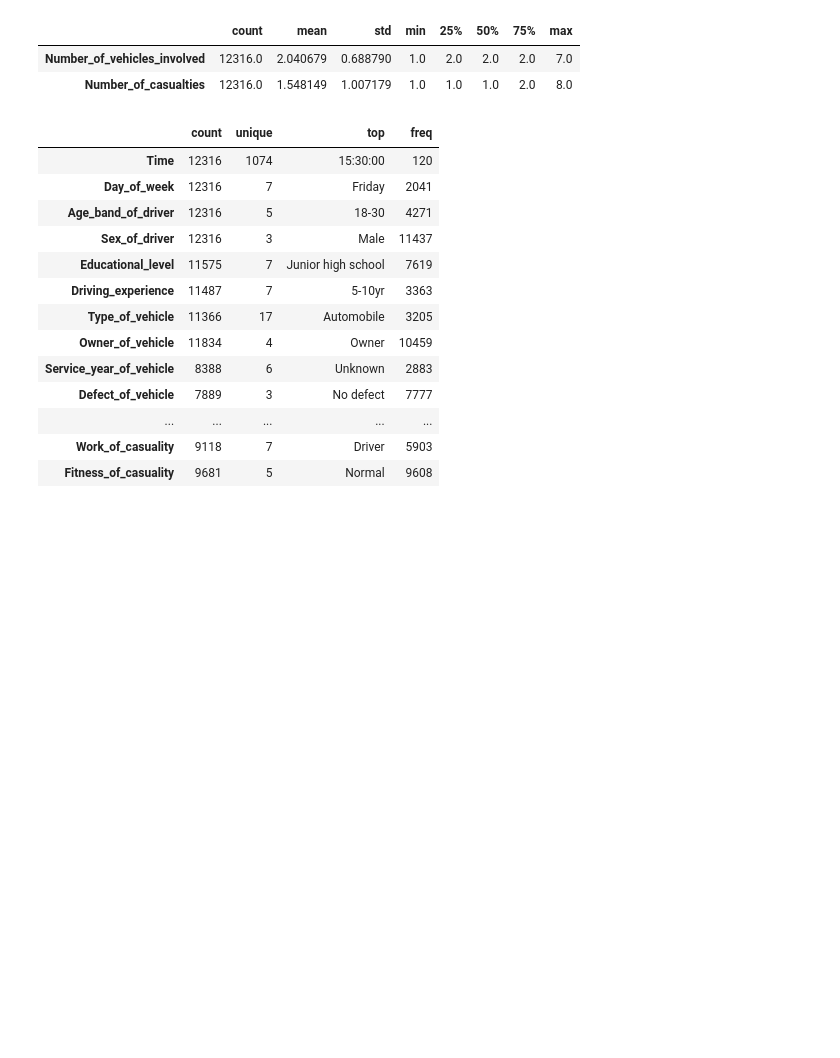
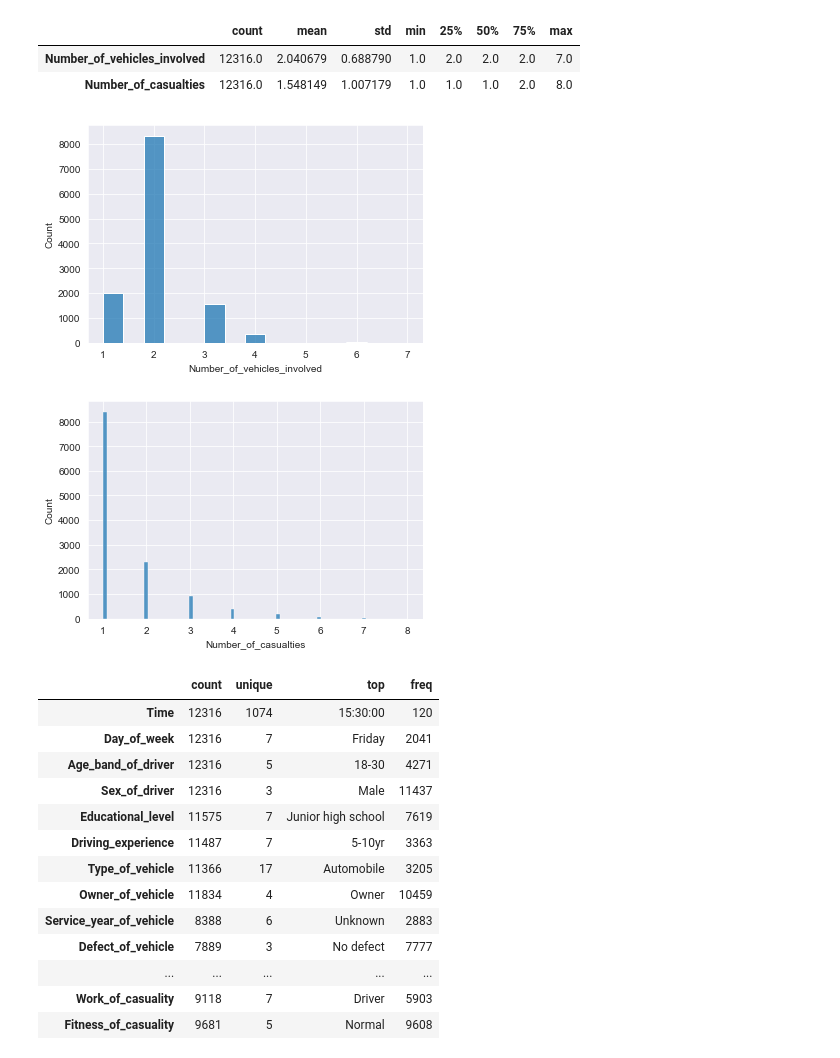
Before and after one commit to Thilak-cm/Road-Traffic-Accident-severity-prediction, a Jupyter notebook: RTA code.ipynb, the cells around one changed output. Saved outputs shown, nothing was run; the diff lists cells and outputs as text; code cells hidden in the pictures; blank space fills up the shorter version.

```diff
--- a/RTA code.ipynb
+++ b/RTA code.ipynb
@@ -72,6 +87,14 @@ df.describe().T
 |  | count | mean | std | min | 25% | 50% | 75% | max |
 | Number_of_vehicles_involved | 12316.0 | 2.040679 | 0.688790 | 1.0 | 2.0 | 2.0 | 2.0 | 7.0 |
 | Number_of_casualties | 12316.0 | 1.548149 | 1.007179 | 1.0 | 1.0 | 1.0 | 2.0 | 8.0 |
+# %%
+sns.histplot(x=df['Number_of_vehicles_involved'])
+plt.show()
+sns.histplot(x=df['Number_of_casualties'])
+plt.show()
+# %% [output]
+[figure, added]
+[figure, added]
 # %%
 df.describe(include='object').T
 # %% [output]
```
Also changed, not shown: parts of 36 cells of this notebook.
